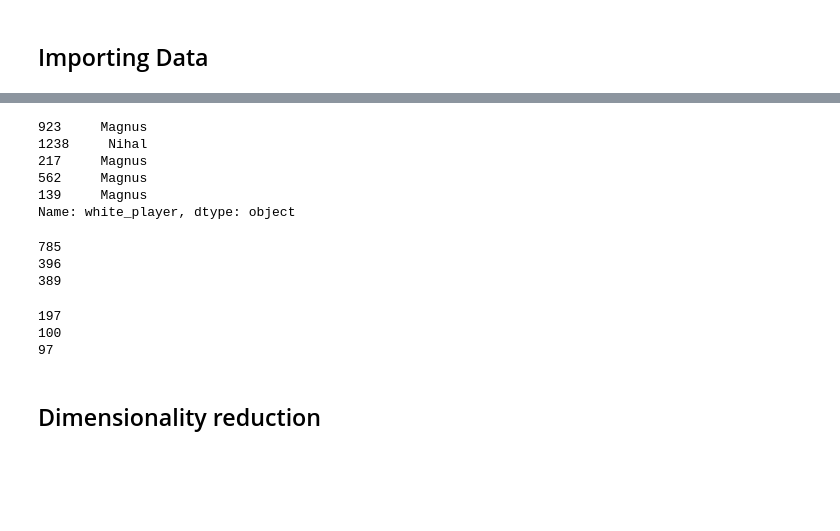
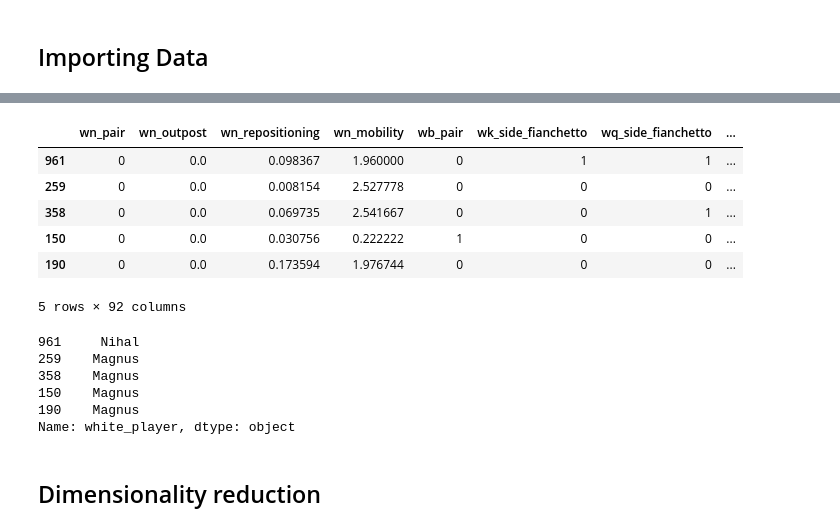
Before and after one commit to Daniel-Packer/data_science, a Jupyter notebook: chess_predictor/Nick Scratchwork.ipynb, the cells around one changed output, grey strips where cells are left out. Saved outputs shown, nothing was run; the diff lists cells and outputs as text; code cells hidden in the pictures; blank space fills up the shorter version.

Commit message:
Removed "Unnamed" coln from magnus_nihal.csv, made Nicks_magnus_nihal.csv which restricts to games where Magnus/Nihal play white

```diff
--- a/chess_predictor/Nick Scratchwork.ipynb
+++ b/chess_predictor/Nick Scratchwork.ipynb
@@ -151,30 +94,27 @@ y = df_copy['white_player']
 # %%
+df = pd.read_csv('Nicks_magnus_nihal.csv')
+df_copy = df.copy()
+X = df_copy.drop(columns = ['game_id','white_player'])
+y = df_copy['white_player']
 X_train, X_test, y_train, y_test = train_test_split(X,y,test_size = 0.2,stratify=y)
+X_train.head()
+# %% [output]
+|  | wn_pair | wn_outpost | wn_repositioning | wn_mobility | wb_pair | wk_side_fianchetto | wq_side_fianchetto | ... |
+| 961 | 0 | 0.0 | 0.098367 | 1.960000 | 0 | 1 | 1 | ... |
+| 259 | 0 | 0.0 | 0.008154 | 2.527778 | 0 | 0 | 0 | ... |
+| 358 | 0 | 0.0 | 0.069735 | 2.541667 | 0 | 0 | 1 | ... |
+| 150 | 0 | 0.0 | 0.030756 | 0.222222 | 1 | 0 | 0 | ... |
+| 190 | 0 | 0.0 | 0.173594 | 1.976744 | 0 | 0 | 0 | ... |
+5 rows × 92 columns
 # %%
 y_train.head()
 # %% [output]
-923     Magnus
-1238     Nihal
-217     Magnus
-562     Magnus
-139     Magnus
+961     Nihal
+259    Magnus
+358    Magnus
+150    Magnus
+190    Magnus
 Name: white_player, dtype: object
-# %%
-print(len(y_train))
-print(sum(y_train == 'Magnus'))
-print(sum(y_train == 'Nihal'))
-# %% [output]
-785
-396
-389
-# %%
-print(len(y_test))
-print(sum(y_test == 'Magnus'))
-print(sum(y_test == 'Nihal'))
-# %% [output]
-197
-100
-97
 # %% [markdown]
 ## Dimensionality reduction
 # %% [markdown]
```
Also changed, not shown: parts of 7 cells of this notebook, 2 other files.
